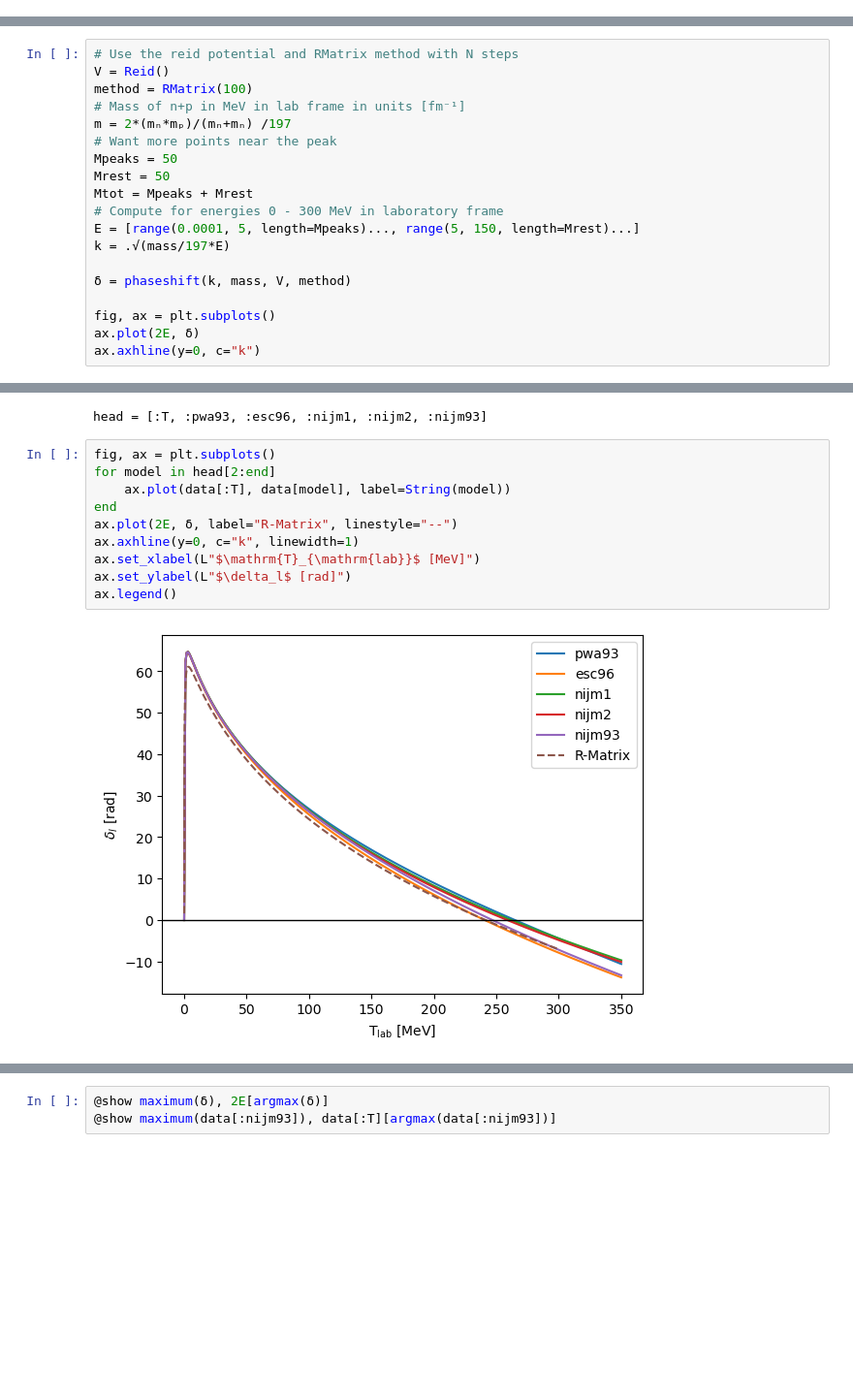
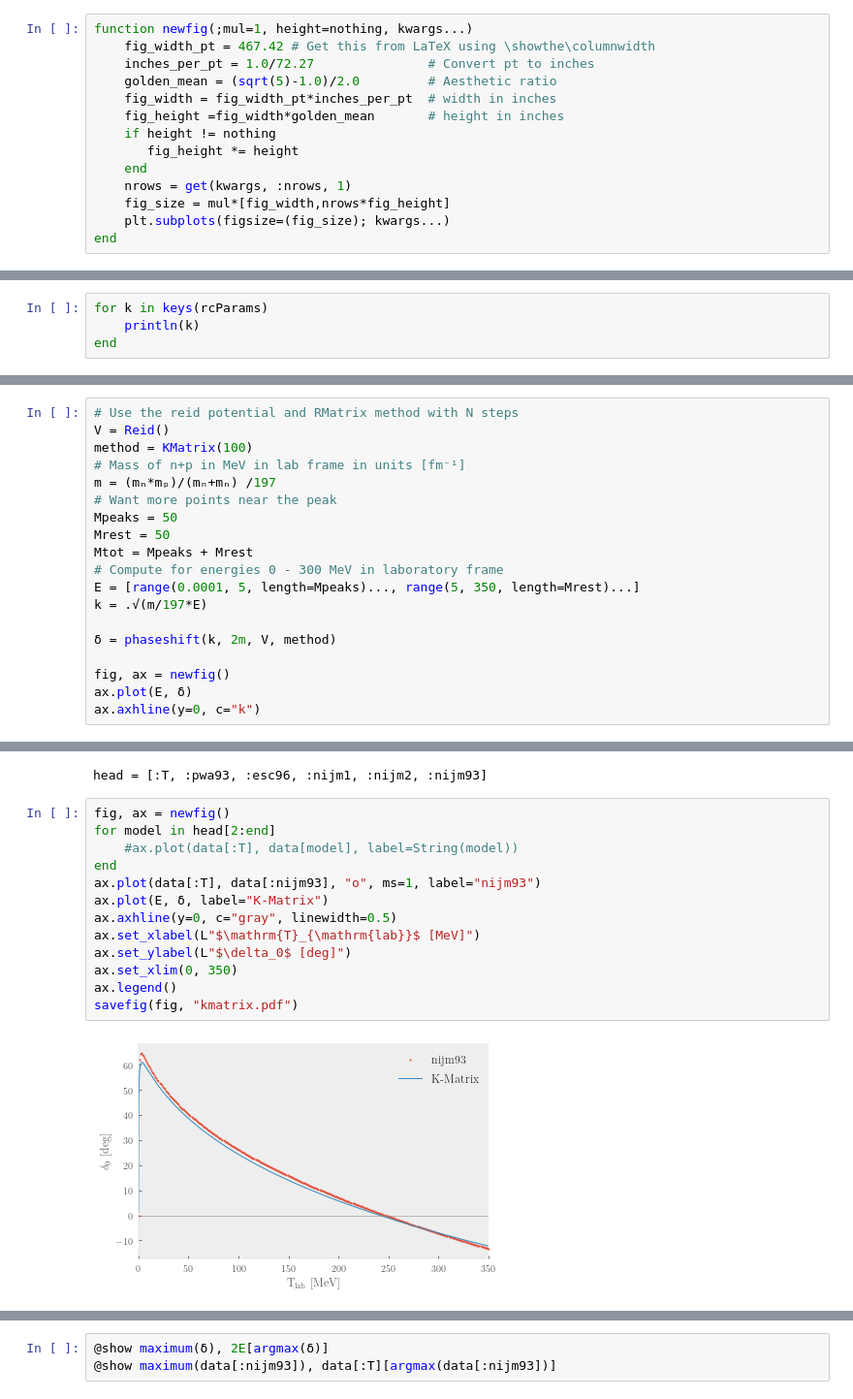
Before and after one commit to ErlendLima/NuclearForces, a Jupyter notebook: project1/notebook/Project.ipynb, the cells around one changed output, grey strips where cells are left out. Shown at 97% size. Cells and saved outputs as stored; diff of their text form; blank space fills up the shorter version.

```diff
--- a/project1/notebook/Project.ipynb
+++ b/project1/notebook/Project.ipynb
@@ -40,3 +29,17 @@ function cmap(name, number)
 end
 # %% [output]
 cmap (generic function with 1 method)
+# %%
+function newfig(;mul=1, height=nothing, kwargs...)
+    fig_width_pt = 467.42 # Get this from LaTeX using \showthe\columnwidth
+    inches_per_pt = 1.0/72.27               # Convert pt to inches
+    golden_mean = (sqrt(5)-1.0)/2.0         # Aesthetic ratio
+    fig_width = fig_width_pt*inches_per_pt  # width in inches
+    fig_height =fig_width*golden_mean       # height in inches
+    if height != nothing
+       fig_height *= height
+    end
+    nrows = get(kwargs, :nrows, 1)
+    fig_size = mul*[fig_width,nrows*fig_height]
+    plt.subplots(figsize=(fig_size); kwargs...)
+end
@@ -48,3 +85,7 @@ cmap (generic function with 1 method)
 V = SquareWell(4.0)
 r = 0.0001:0.001:2.0
 plot(r, V.(r))
+# %%
+for k in keys(rcParams)
+    println(k)
+end
@@ -80,20 +140,20 @@ PyObject Text(26.28125, 0.5, '$V$ [MeV]')
 # %%
 # Use the reid potential and RMatrix method with N steps
 V = Reid()
-method = RMatrix(100)
+method = KMatrix(100)
 # Mass of n+p in MeV in lab frame in units [fm⁻¹]
-m = 2*(mₙ*mₚ)/(mₙ+mₙ) /197
+m = (mₙ*mₚ)/(mₙ+mₙ) /197
 # Want more points near the peak
 Mpeaks = 50
 Mrest = 50
 Mtot = Mpeaks + Mrest
 # Compute for energies 0 - 300 MeV in laboratory frame
-E = [range(0.0001, 5, length=Mpeaks)..., range(5, 150, length=Mrest)...]
-k = .√(mass/197*E)
+E = [range(0.0001, 5, length=Mpeaks)..., range(5, 350, length=Mrest)...]
+k = .√(m/197*E)
 
-δ = phaseshift(k, mass, V, method)
+δ = phaseshift(k, 2m, V, method)
 
-fig, ax = plt.subplots()
-ax.plot(2E, δ)
+fig, ax = newfig()
+ax.plot(E, δ)
 ax.axhline(y=0, c="k")
 # %% [output]
@@ -108,14 +169,17 @@ data = DataFrame(body, head);
 # %% [output]
 head = [:T, :pwa93, :esc96, :nijm1, :nijm2, :nijm93]
 # %%
-fig, ax = plt.subplots()
+fig, ax = newfig()
 for model in head[2:end]
-    ax.plot(data[:T], data[model], label=String(model))
+    #ax.plot(data[:T], data[model], label=String(model))
 end
-ax.plot(2E, δ, label="R-Matrix", linestyle="--")
-ax.axhline(y=0, c="k", linewidth=1)
+ax.plot(data[:T], data[:nijm93], "o", ms=1, label="nijm93")
+ax.plot(E, δ, label="K-Matrix")
+ax.axhline(y=0, c="gray", linewidth=0.5)
 ax.set_xlabel(L"$\mathrm{T}_{\mathrm{lab}}$ [MeV]")
-ax.set_ylabel(L"$\delta_l$ [rad]")
+ax.set_ylabel(L"$\delta_0$ [deg]")
+ax.set_xlim(0, 350)
 ax.legend()
+savefig(fig, "kmatrix.pdf")
 # %% [output]
-[figure, old version]
+[figure, new version]
```
Also changed, not shown: parts of 68 cells of this notebook, 35 other files.
